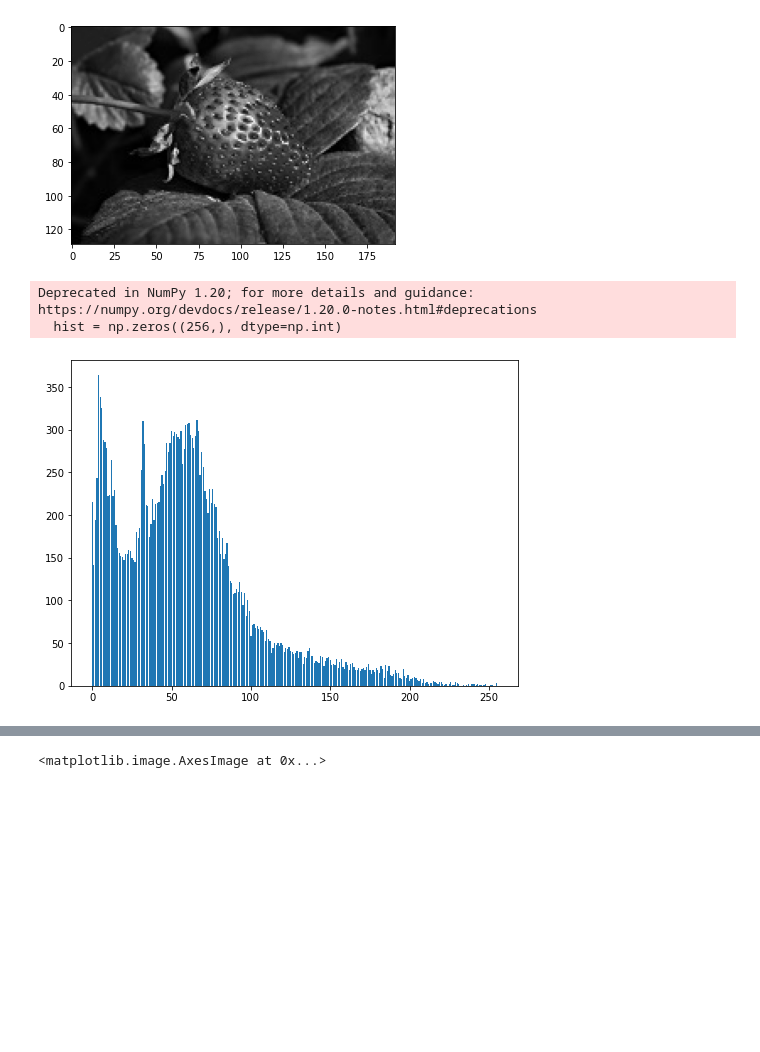
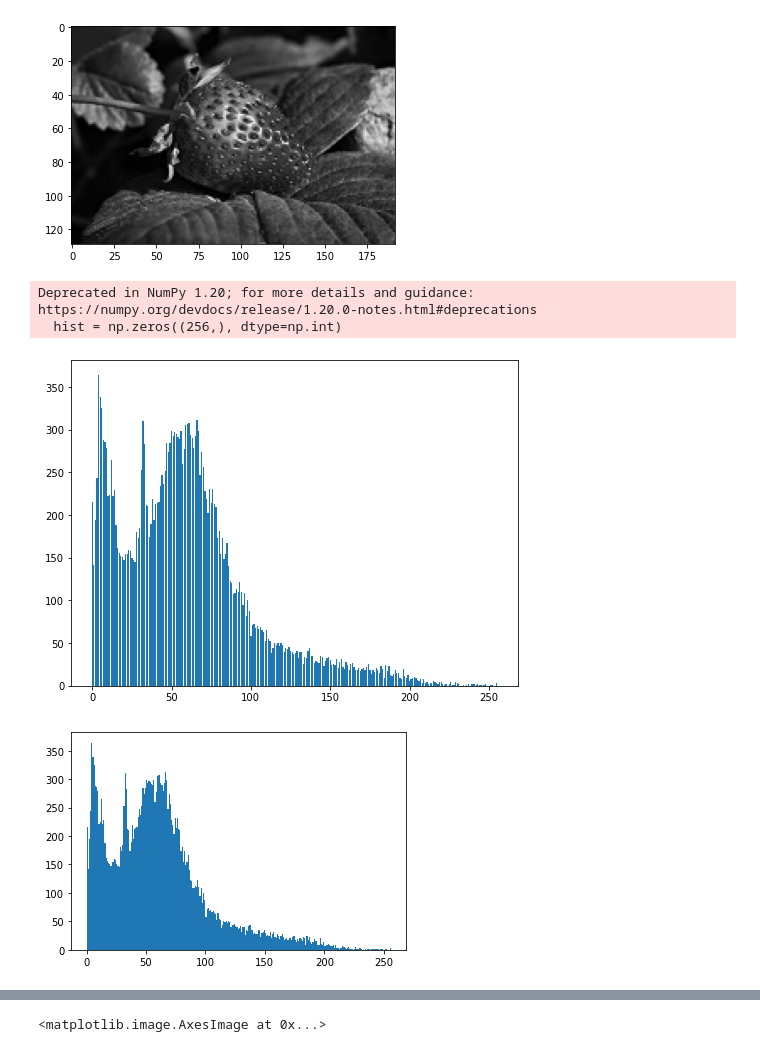
Before and after one commit to bereketeshete/Image-Processing, a Jupyter notebook: Assignment 2 - Image Enhancement/Assignment 2 Bereket.ipynb, the cells around one changed output, grey strips where cells are left out. Saved outputs shown, nothing was run; the diff lists cells and outputs as text; code cells hidden in the pictures; blank space fills up the shorter version.

```diff
--- a/Assignment 2 - Image Enhancement/Assignment 2 Bereket.ipynb
+++ b/Assignment 2 - Image Enhancement/Assignment 2 Bereket.ipynb
@@ -39,19 +37,24 @@ plt.imshow(img, cmap=cm.gray)
 <matplotlib.image.AxesImage at 0x...>
 [figure]
 # %%
-def get_hist_img(img):
+##################################################
+# Defining functions
+
+
+# Function: takes in a 2d image and returns the image's histogram vector of 256x1, bins = 255
+def make_histogram(img):
 
     hist = np.zeros((256,), dtype=np.int)
-
     for i in range(img.shape[0]):
         for j in range(img.shape[1]):
             hist[img[i,j]] += 1
-
     return hist
 
+
+# Function: takes in a 2d image and returns equalized histogram
 def histeq(img):
 
-    hist = get_hist_img(img)
+    hist = make_histogram(img)
     hist_eq = np.zeros((256,), dtype=np.float64)
     eq_img = np.copy(img)
     MN = img.shape[0] * img.shape[1]
@@ -63,15 +66,12 @@ def histeq(img):
             hist_eq[L] = hist_eq[L-1] + L * prob
         indices = np.argwhere(eq_img == L)
 
-
         for i in indices:
             eq_img[i[0], i[1]] = round(hist_eq[L])
 
+    return make_histogram(eq_img), eq_img, hist_eq.astype(int)
 
-#     eq_img = ((eq_img - eq_img.min())/(eq_img.max() - eq_img.min())) * 255
-#     eq_img = eq_img.astype(np.uint8)
 
-    return get_hist_img(eq_img), eq_img, hist_eq.astype(int)
 
 def local_histeq(img, kernel):
     M, N = img.shape
@@ -146,12 +146,18 @@ def scale_img(img, qmin=0, qmax=255):
 
     return scaled_img.astype(np.uint8)
 # %%
-hist = get_hist_img(img)
+hist = make_histogram(img)
 plot_hist(hist)
+# plt.title('histogram plot, option 1')
+
+plt.hist(img.ravel(),256,[0,256])
+plt.show()
+# plt.title('histogram plot, option 2')
 # %% [output]
 Deprecated in NumPy 1.20; for more details and guidance: https://numpy.org/devdocs/release/1.20.0-notes.html#deprecations
   hist = np.zeros((256,), dtype=np.int)
 [figure]
+[figure, added]
 # %%
 hist_eq, eq_img, lt = histeq(img)
 plot_hist(hist_eq)
```
Also changed, not shown: parts of 6 cells of this notebook.
